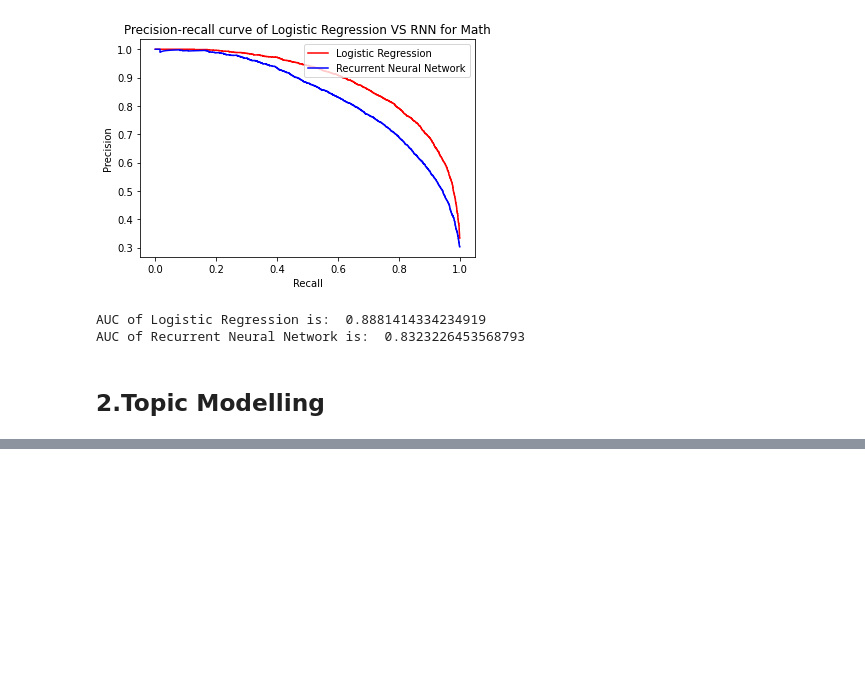
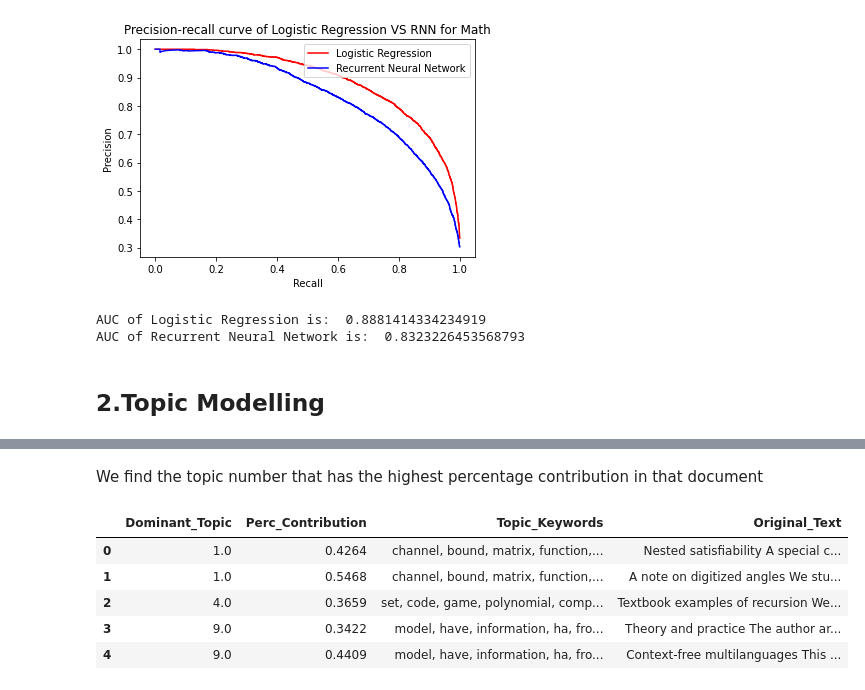
Before and after one commit to DanielTranDS/AcademicArticles-NLP-NeuralNetwork-Classification, a Jupyter notebook: AcademicArticles_NLP_Codes_GPU.ipynb, the cells around one changed output, grey strips where cells are left out. Cells and saved outputs as stored; diff of their text form; code cells hidden in the pictures; blank space fills up the shorter version.

```diff
--- a/AcademicArticles_NLP_Codes_GPU.ipynb
+++ b/AcademicArticles_NLP_Codes_GPU.ipynb
@@ -776,0 +798,6 @@ AUC of Recurrent Neural Network is:  0.8323226453568793
+# %%
+#Remove numbers, but not words that contain numbers
+docs=[[token for token in doc if not token.isnumeric()] for doc in docs]
+
+#Remove words that are only 1 character
+docs=[[token for token in doc if len(token)>2] for doc in docs]
@@ -776,0 +833,7 @@ AUC of Recurrent Neural Network is:  0.8323226453568793
+# %%
+#Create a dictionary representation of the documents
+dictionary=Dictionary(docs)
+
+#Remove too rare or too common words
+dictionary.filter_extremes(no_below=2,no_above=0.5)
+print(dictionary)
@@ -776,0 +853,4 @@ AUC of Recurrent Neural Network is:  0.8323226453568793
+# %%
+#Transform documents to a vectorized form
+#Bag-of-words representation of the documents
+corpus=[dictionary.doc2bow(doc) for doc in docs]
@@ -776,0 +957,2 @@ AUC of Recurrent Neural Network is:  0.8323226453568793
+# %% [markdown]
+We find the topic number that has the highest percentage contribution in that document
@@ -776,0 +984,10 @@ AUC of Recurrent Neural Network is:  0.8323226453568793
+# %%
+doc_topic_df=get_document_topics(lda_model,corpus,raw_docs)
+doc_topic_df.head(5)
+# %% [output]
+|  | Dominant_Topic | Perc_Contribution | Topic_Keywords | Original_Text |
+| 0 | 1.0 | 0.4264 | channel, bound, matrix, function,... | Nested satisfiability A special c... |
+| 1 | 1.0 | 0.5468 | channel, bound, matrix, function,... | A note on digitized angles We stu... |
+| 2 | 4.0 | 0.3659 | set, code, game, polynomial, comp... | Textbook examples of recursion We... |
+| 3 | 9.0 | 0.3422 | model, have, information, ha, fro... | Theory and practice The author ar... |
+| 4 | 9.0 | 0.4409 | model, have, information, ha, fro... | Context-free multilanguages This ... |
```
Also changed, not shown: parts of 16 cells of this notebook.
